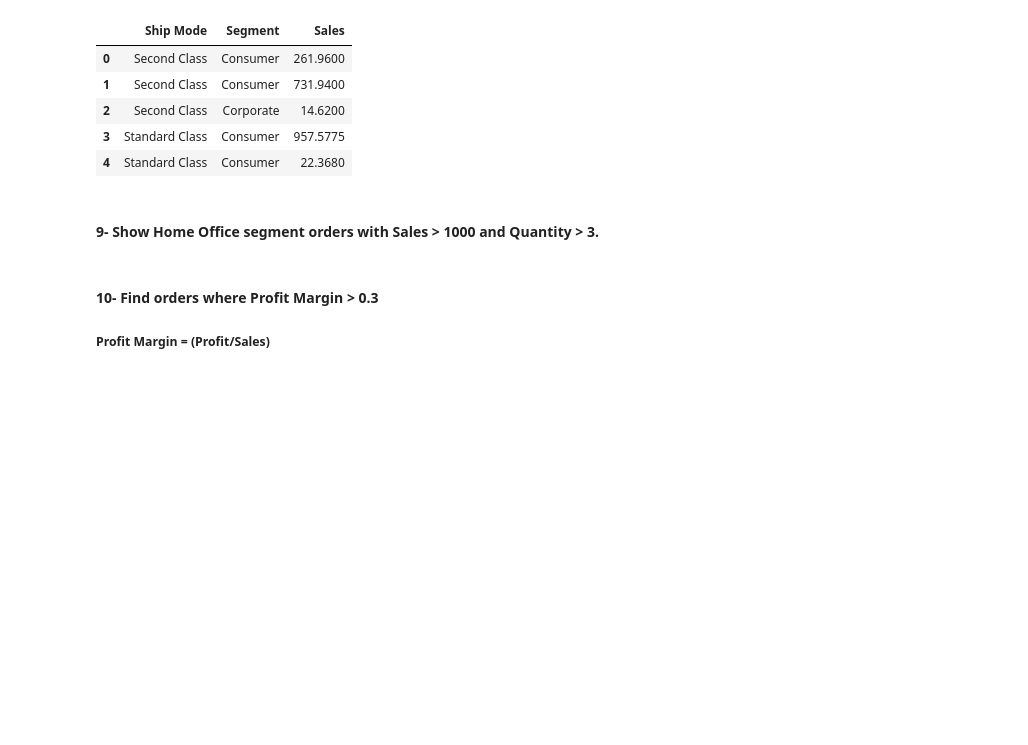
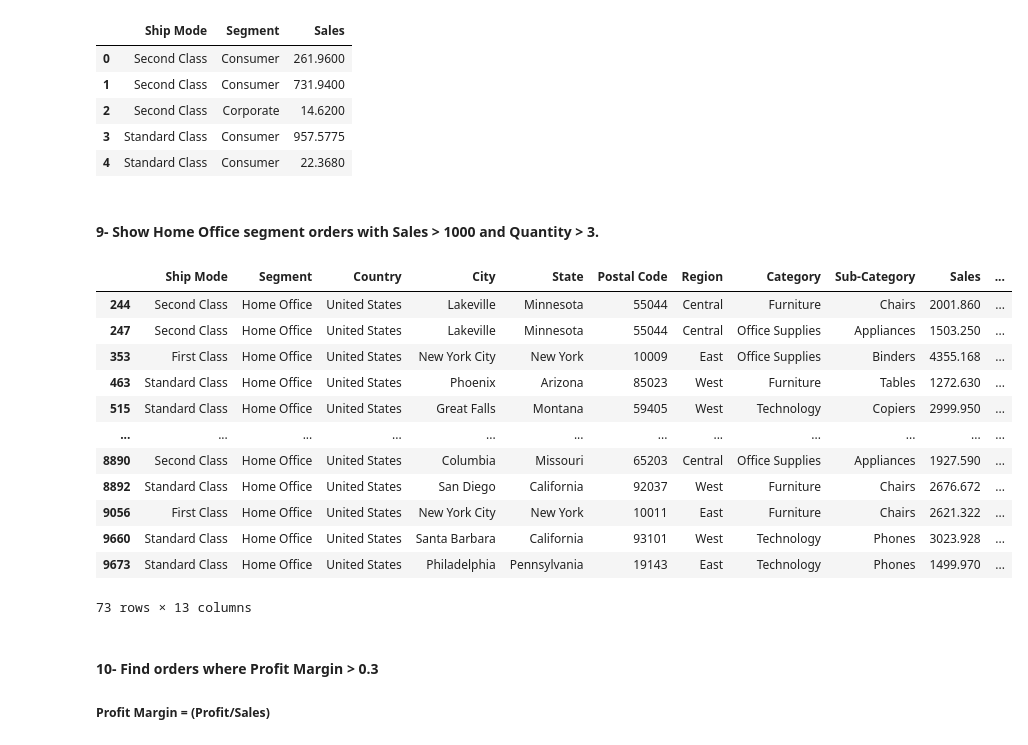
Before and after one commit to Kashif3021/Jawan_pak_B5, a Jupyter notebook: Assigments/assignment_10/Assignment 10.ipynb, the cells around one changed output. Cells and saved outputs as stored; diff of their text form; code cells hidden in the pictures; blank space fills up the shorter version.

```diff
--- a/Assigments/assignment_10/Assignment 10.ipynb
+++ b/Assigments/assignment_10/Assignment 10.ipynb
@@ -154,6 +154,26 @@ df.iloc[0:5, [0, 1, 9]]
 | 4 | Standard Class | Consumer | 22.3680 |
 # %% [markdown]
 #### 9- Show Home Office segment orders with Sales > 1000 and Quantity > 3.
+# %%
+df[
+    (df['Segment'] == 'Home Office') &
+    (df['Sales'] > 1000) &
+    (df['Quantity'] > 3)
+]
+# %% [output]
+|  | Ship Mode | Segment | Country | City | State | Postal Code | Region | Category | Sub-Category | Sales | ... |
+| 244 | Second Class | Home Office | United States | Lakeville | Minnesota | 55044 | Central | Furniture | Chairs | 2001.860 | ... |
+| 247 | Second Class | Home Office | United States | Lakeville | Minnesota | 55044 | Central | Office Supplies | Appliances | 1503.250 | ... |
+| 353 | First Class | Home Office | United States | New York City | New York | 10009 | East | Office Supplies | Binders | 4355.168 | ... |
+| 463 | Standard Class | Home Office | United States | Phoenix | Arizona | 85023 | West | Furniture | Tables | 1272.630 | ... |
+| 515 | Standard Class | Home Office | United States | Great Falls | Montana | 59405 | West | Technology | Copiers | 2999.950 | ... |
+| ... | ... | ... | ... | ... | ... | ... | ... | ... | ... | ... | ... |
+| 8890 | Second Class | Home Office | United States | Columbia | Missouri | 65203 | Central | Office Supplies | Appliances | 1927.590 | ... |
+| 8892 | Standard Class | Home Office | United States | San Diego | California | 92037 | West | Furniture | Chairs | 2676.672 | ... |
+| 9056 | First Class | Home Office | United States | New York City | New York | 10011 | East | Furniture | Chairs | 2621.322 | ... |
+| 9660 | Standard Class | Home Office | United States | Santa Barbara | California | 93101 | West | Technology | Phones | 3023.928 | ... |
+| 9673 | Standard Class | Home Office | United States | Philadelphia | Pennsylvania | 19143 | East | Technology | Phones | 1499.970 | ... |
+73 rows × 13 columns
 # %% [markdown]
 #### 10- Find orders where Profit Margin > 0.3
 ##### Profit Margin = (Profit/Sales)
```
Also changed, not shown: parts of 1 cell of this notebook.
